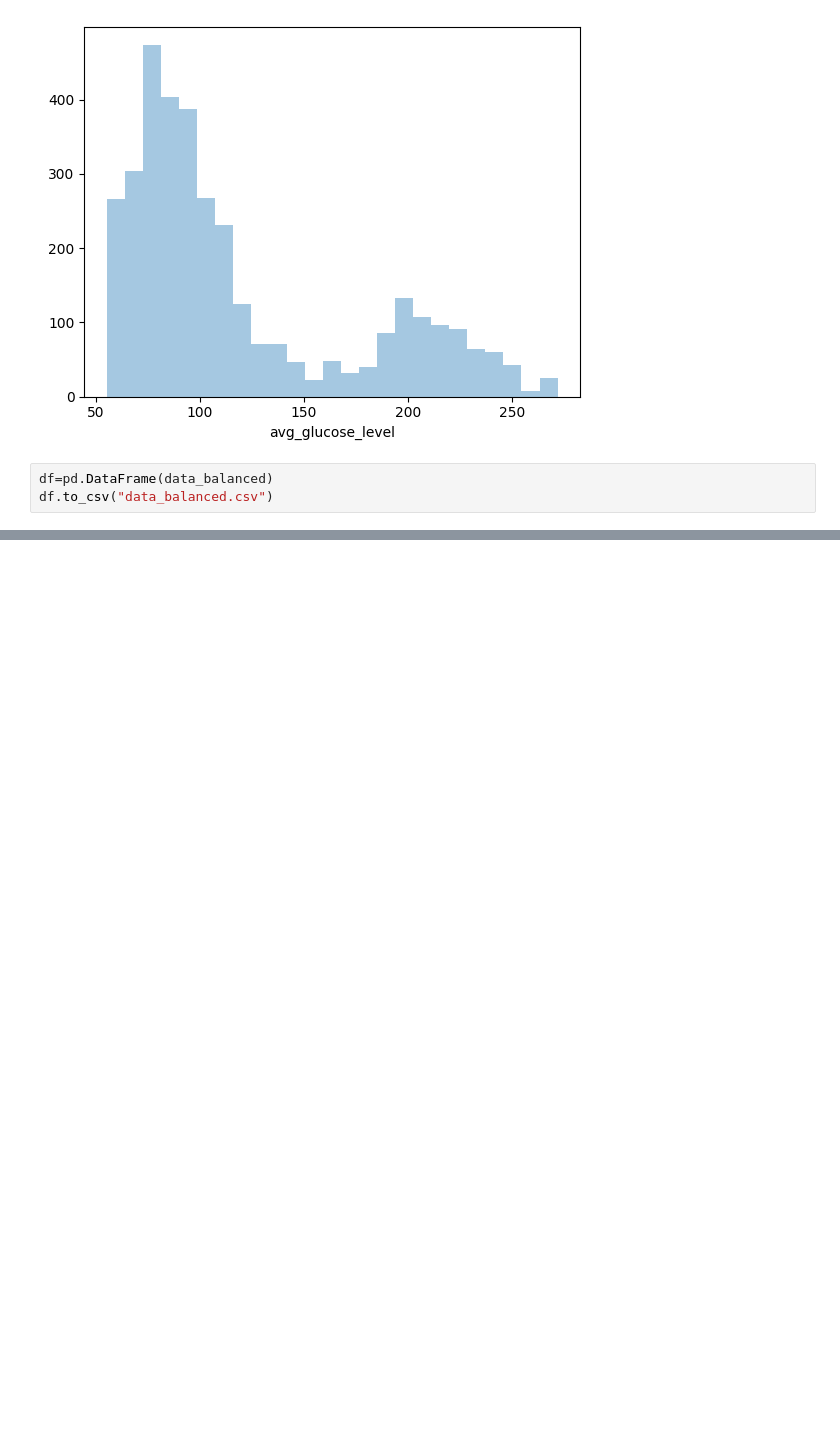
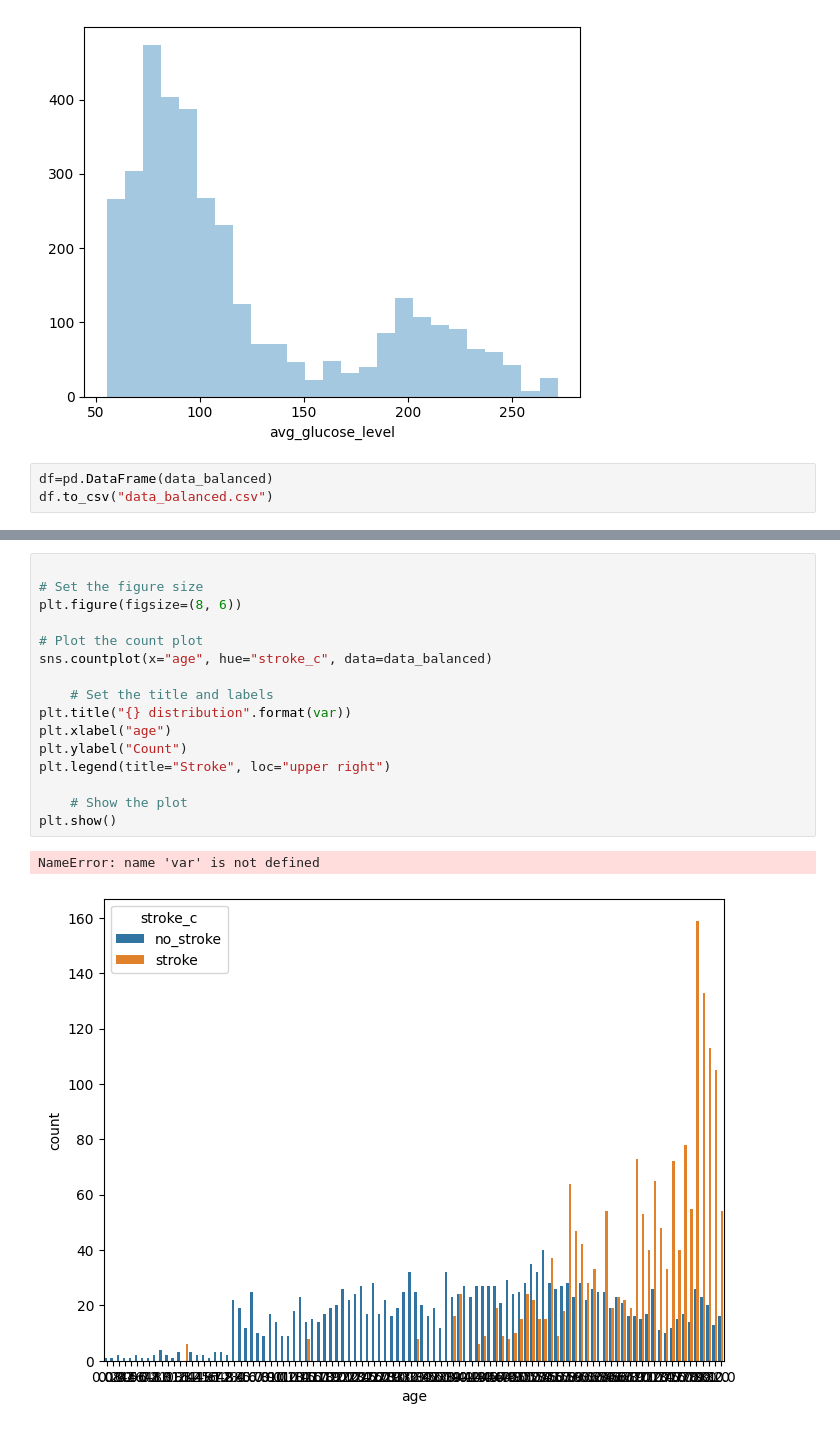
Before and after one commit to rapo12/StrokeAiProject, a Jupyter notebook: data_clean.ipynb, the cells around one changed output, grey strips where cells are left out. Cells and saved outputs as stored; diff of their text form; blank space fills up the shorter version.

```diff
--- a/data_clean.ipynb
+++ b/data_clean.ipynb
@@ -312,0 +329,19 @@ Name: age, Length: 3500, dtype: float64
+# %%
+
+# Set the figure size
+plt.figure(figsize=(8, 6))
+
+# Plot the count plot
+sns.countplot(x="age", hue="stroke_c", data=data_balanced)
+
+    # Set the title and labels
+plt.title("{} distribution".format(var))
+plt.xlabel("age")
+plt.ylabel("Count")
+plt.legend(title="Stroke", loc="upper right")
+
+    # Show the plot
+plt.show()
+# %% [output]
+NameError: name 'var' is not defined
+[figure, added]
```
Also changed, not shown: parts of 6 cells of this notebook, 2 other files.
